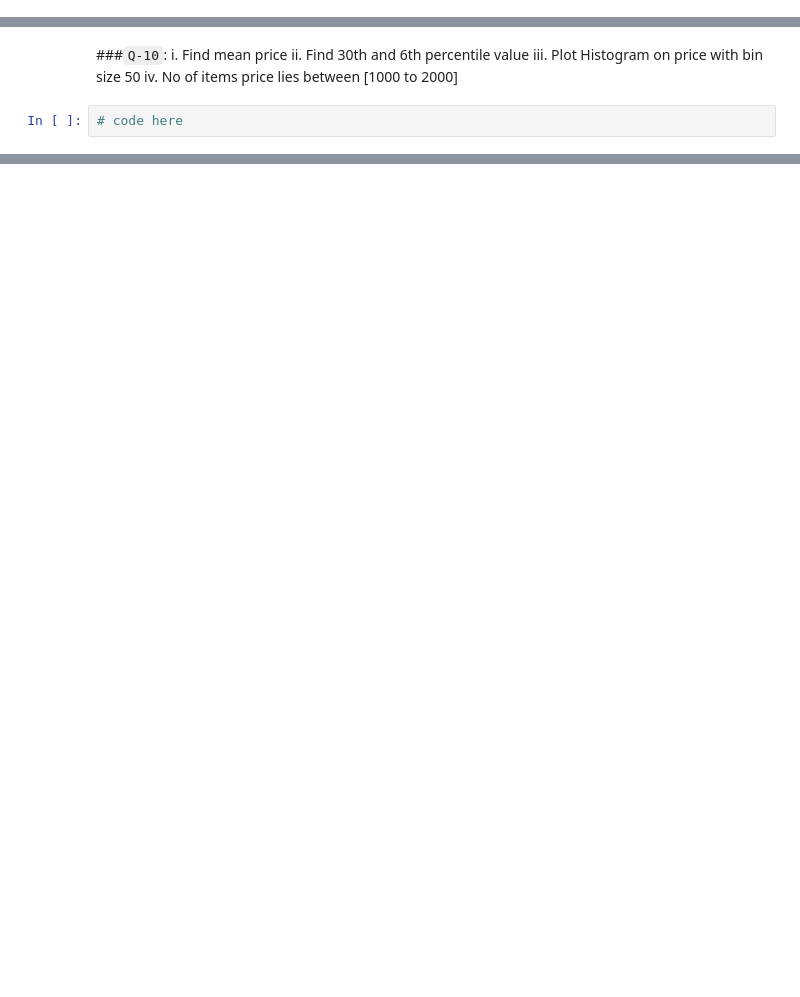
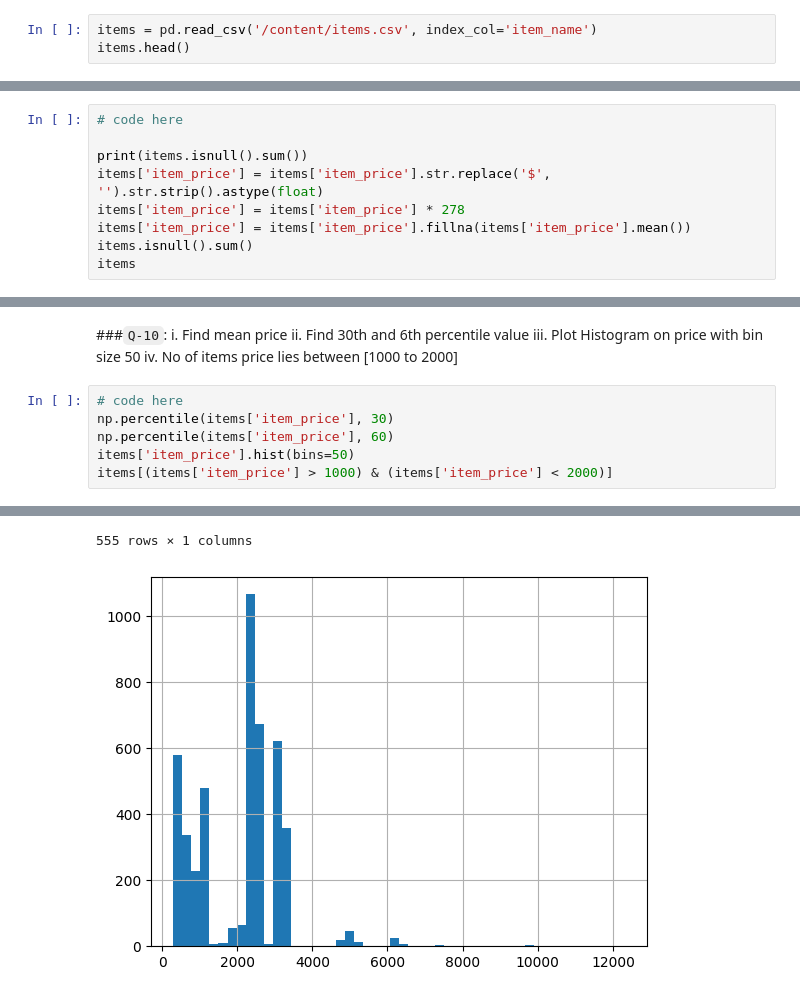
Before and after one commit to iqraghori/Data-science, a Jupyter notebook: Pandas_practice/session_16_tasks.ipynb, the cells around one changed output, grey strips where cells are left out. Saved outputs shown, nothing was run; the diff lists cells and outputs as text; blank space fills up the shorter version.

```diff
--- a/Pandas_practice/session_16_tasks.ipynb
+++ b/Pandas_practice/session_16_tasks.ipynb
@@ -107,3 +112,6 @@ np.int64(20)
 Download data - https://drive.google.com/file/d/1QZuZ5bypUInfVvarHACLAi8tXXHvb8xd/view?usp=share_link
 
 file name - items.csv
+# %%
+items = pd.read_csv('/content/items.csv', index_col='item_name')
+items.head()
@@ -131,0 +146,9 @@ Chicken Bowl	$16.98
+# %%
+# code here
+
+print(items.isnull().sum())
+items['item_price'] = items['item_price'].str.replace('$', '').str.strip().astype(float)
+items['item_price'] = items['item_price'] * 278
+items['item_price'] = items['item_price'].fillna(items['item_price'].mean())
+items.isnull().sum()
+items
@@ -135,5 +175,10 @@ Chicken Bowl	$16.98
     ii. Find 30th and 6th percentile value
     iii. Plot Histogram on price with bin size 50
     iv. No of items price lies between [1000 to 2000]
-# %%
-# code here
+# %%
+# code here
+np.percentile(items['item_price'], 30)
+np.percentile(items['item_price'], 60)
+items['item_price'].hist(bins=50)
+items[(items['item_price'] > 1000) & (items['item_price'] < 2000)]
+# %% [output]
@@ -139,0 +198,2 @@ Chicken Bowl	$16.98
+555 rows × 1 columns
+[figure, added]
```
Also changed, not shown: parts of 6 cells of this notebook.
